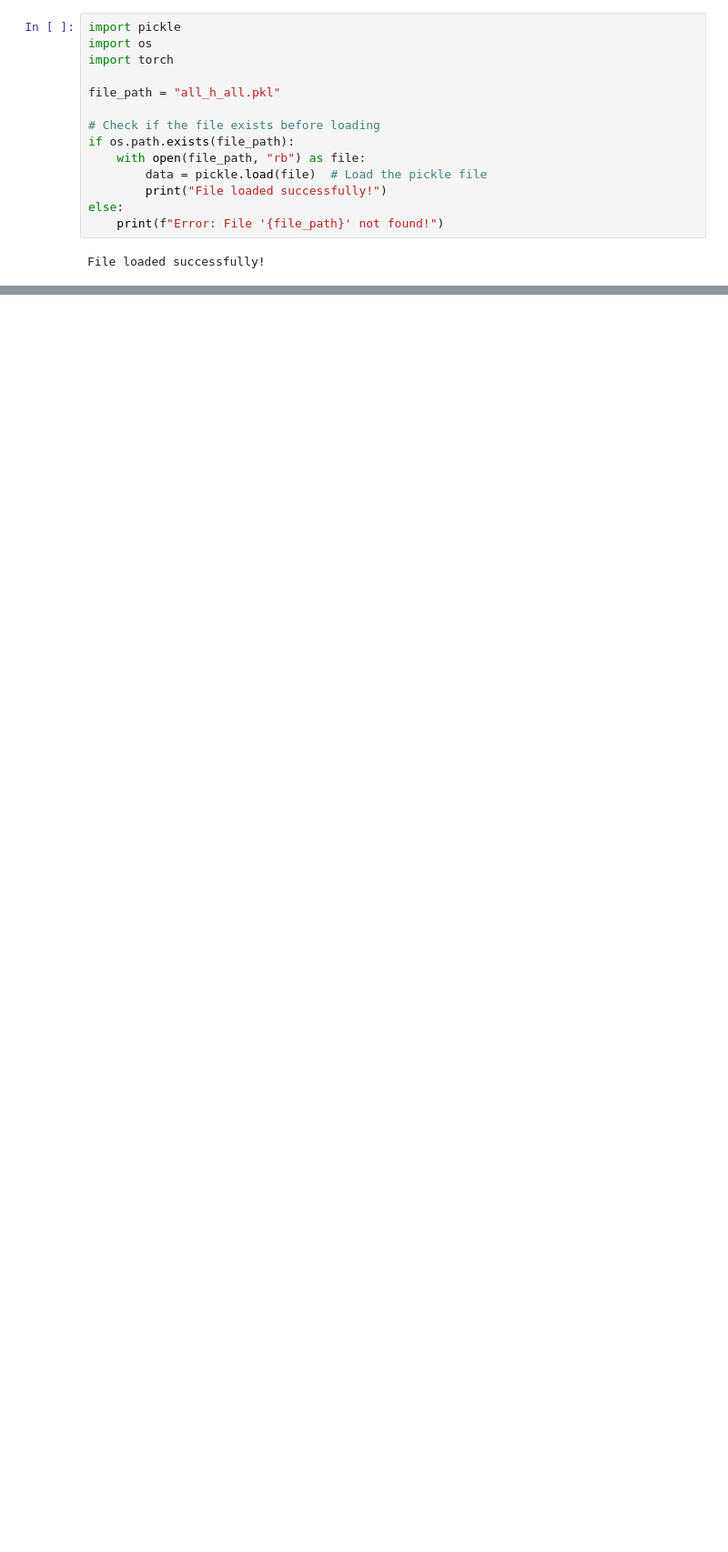
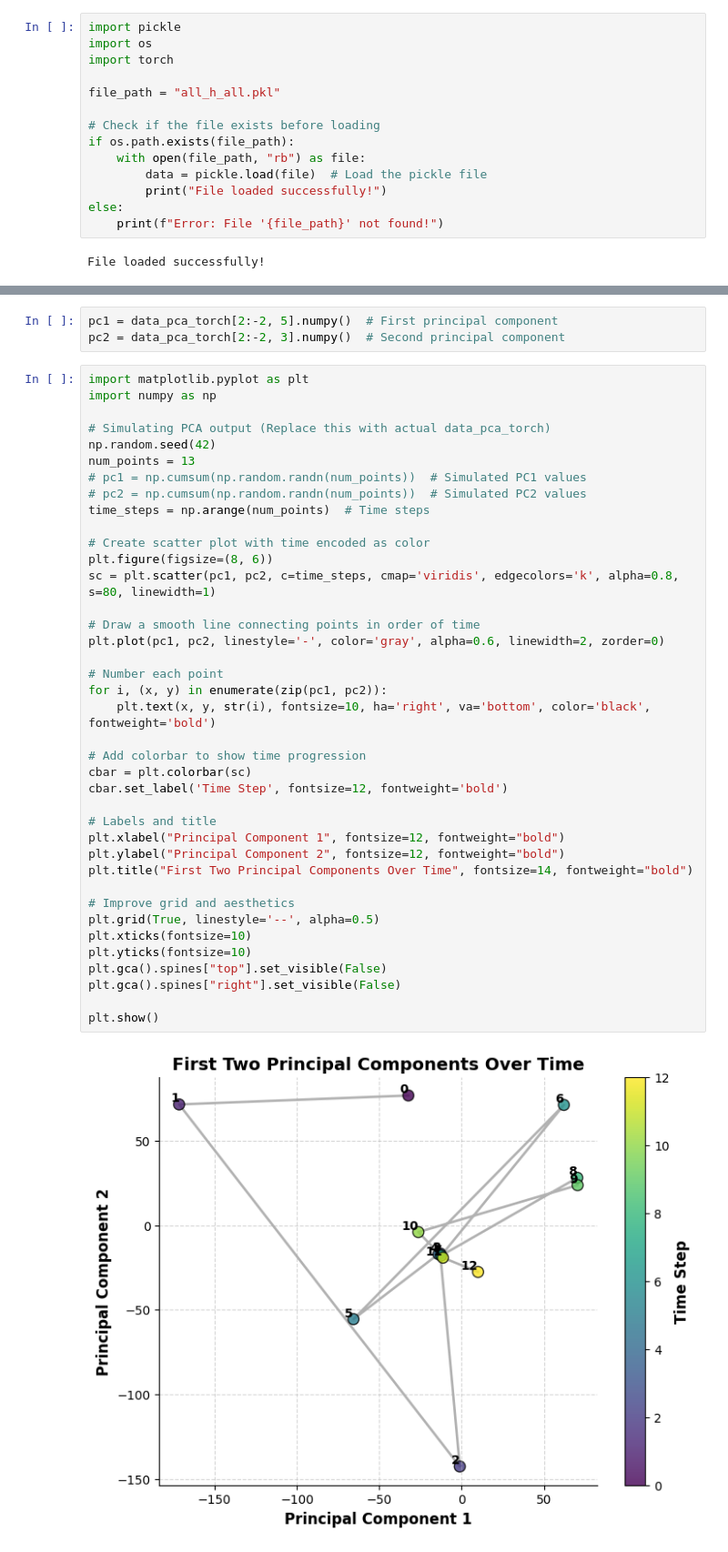
Before and after one commit to batu-el/cot-interp, a Jupyter notebook: notebook.ipynb, the cells around one changed output, grey strips where cells are left out. Shown at 91% size. Drawn from its saved outputs; the diff is of its cells as text; blank space fills up the shorter version.

```diff
--- a/notebook.ipynb
+++ b/notebook.ipynb
@@ -85,0 +148,44 @@ for i in range(num_reasoning):
+# %%
+pc1 = data_pca_torch[2:-2, 5].numpy()  # First principal component
+pc2 = data_pca_torch[2:-2, 3].numpy()  # Second principal component
+# %%
+import matplotlib.pyplot as plt
+import numpy as np
+
+# Simulating PCA output (Replace this with actual data_pca_torch)
+np.random.seed(42)
+num_points = 13
+# pc1 = np.cumsum(np.random.randn(num_points))  # Simulated PC1 values
+# pc2 = np.cumsum(np.random.randn(num_points))  # Simulated PC2 values
+time_steps = np.arange(num_points)  # Time steps
+
+# Create scatter plot with time encoded as color
+plt.figure(figsize=(8, 6))
+sc = plt.scatter(pc1, pc2, c=time_steps, cmap='viridis', edgecolors='k', alpha=0.8, s=80, linewidth=1)
+
+# Draw a smooth line connecting points in order of time
+plt.plot(pc1, pc2, linestyle='-', color='gray', alpha=0.6, linewidth=2, zorder=0)
+
+# Number each point
+for i, (x, y) in enumerate(zip(pc1, pc2)):
+    plt.text(x, y, str(i), fontsize=10, ha='right', va='bottom', color='black', fontweight='bold')
+
+# Add colorbar to show time progression
+cbar = plt.colorbar(sc)
+cbar.set_label('Time Step', fontsize=12, fontweight='bold')
+
+# Labels and title
+plt.xlabel("Principal Component 1", fontsize=12, fontweight="bold")
+plt.ylabel("Principal Component 2", fontsize=12, fontweight="bold")
+plt.title("First Two Principal Components Over Time", fontsize=14, fontweight="bold")
+
+# Improve grid and aesthetics
+plt.grid(True, linestyle='--', alpha=0.5)
+plt.xticks(fontsize=10)
+plt.yticks(fontsize=10)
+plt.gca().spines["top"].set_visible(False)
+plt.gca().spines["right"].set_visible(False)
+
+plt.show()
+# %% [output]
+[figure, added]
```
Also changed, not shown: parts of 10 cells of this notebook.
